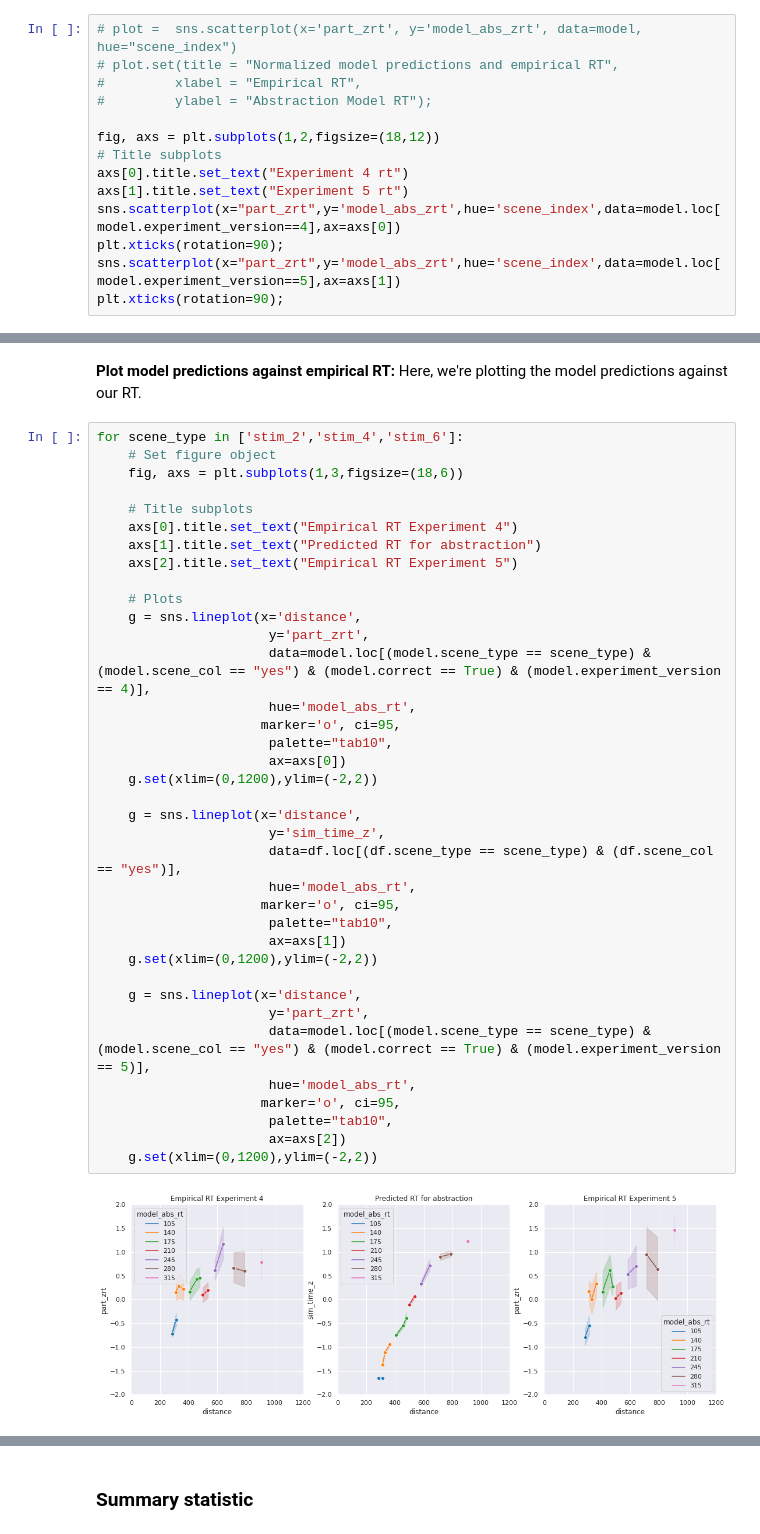
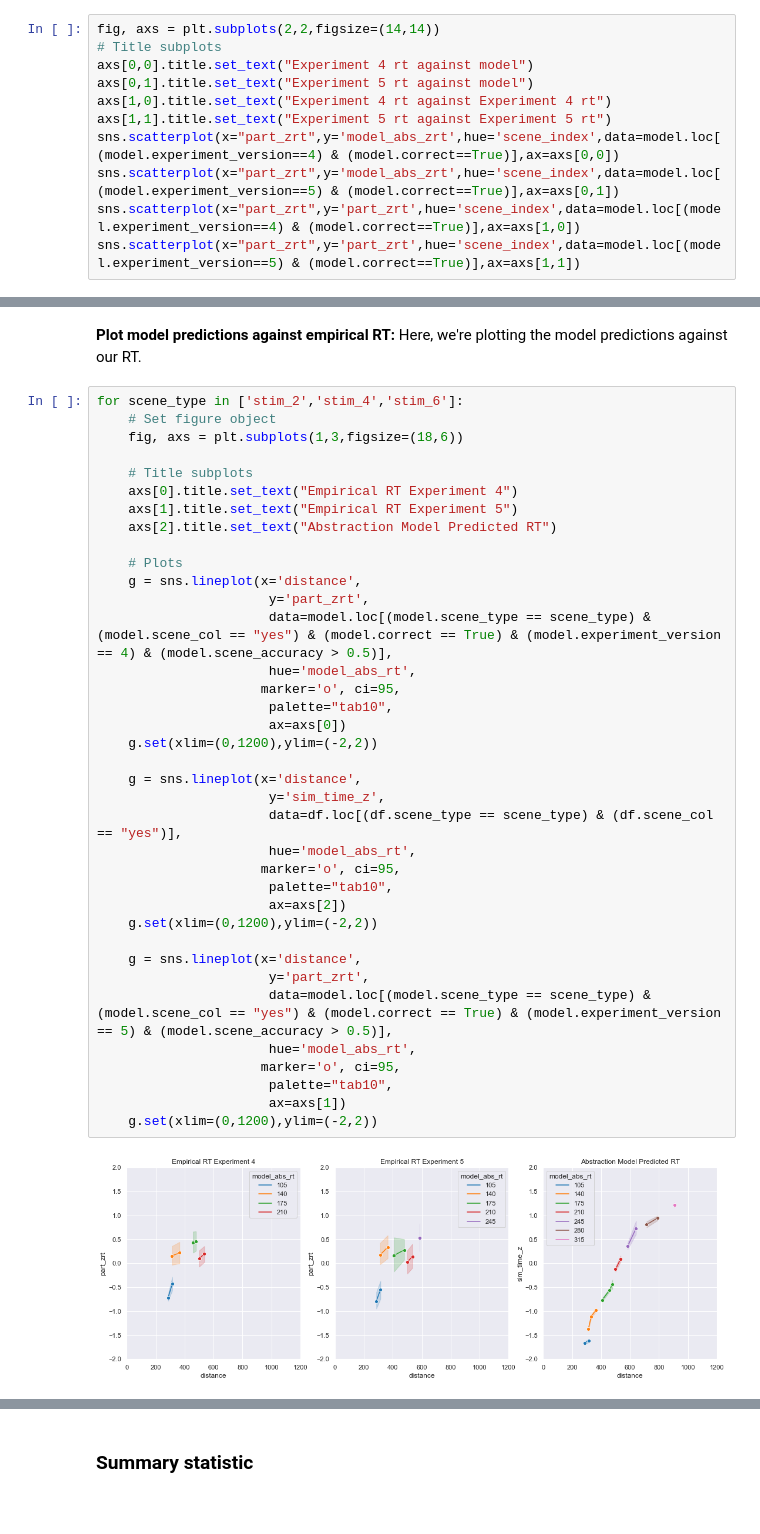
Before and after one commit to flxsosa/physics_abstraction, a Jupyter notebook: notebooks/analysis.ipynb, the cells around one changed output, grey strips where cells are left out. Drawn from its saved outputs; the diff is of its cells as text; blank space fills up the shorter version.

```diff
--- a/notebooks/analysis.ipynb
+++ b/notebooks/analysis.ipynb
@@ -459,17 +494,14 @@ for file in json_files:
 model['model_abs_zrt'] = model.groupby('subject_id').model_abs_rt.transform(lambda x: (x - x.mean()) / x.std())
 model['model_sim_zrt'] = model.groupby('subject_id').model_sim_rt.transform(lambda x: (x - x.mean()) / x.std())
 # %%
-# plot =  sns.scatterplot(x='part_zrt', y='model_abs_zrt', data=model, hue="scene_index")
-# plot.set(title = "Normalized model predictions and empirical RT",
-#         xlabel = "Empirical RT",
-#         ylabel = "Abstraction Model RT");
-
-fig, axs = plt.subplots(1,2,figsize=(18,12))
+fig, axs = plt.subplots(2,2,figsize=(14,14))
 # Title subplots
-axs[0].title.set_text("Experiment 4 rt")
-axs[1].title.set_text("Experiment 5 rt")
-sns.scatterplot(x="part_zrt",y='model_abs_zrt',hue='scene_index',data=model.loc[model.experiment_version==4],ax=axs[0])
-plt.xticks(rotation=90);
-sns.scatterplot(x="part_zrt",y='model_abs_zrt',hue='scene_index',data=model.loc[model.experiment_version==5],ax=axs[1])
-plt.xticks(rotation=90);
+axs[0,0].title.set_text("Experiment 4 rt against model")
+axs[0,1].title.set_text("Experiment 5 rt against model")
+axs[1,0].title.set_text("Experiment 4 rt against Experiment 4 rt")
+axs[1,1].title.set_text("Experiment 5 rt against Experiment 5 rt")
+sns.scatterplot(x="part_zrt",y='model_abs_zrt',hue='scene_index',data=model.loc[(model.experiment_version==4) & (model.correct==True)],ax=axs[0,0])
+sns.scatterplot(x="part_zrt",y='model_abs_zrt',hue='scene_index',data=model.loc[(model.experiment_version==5) & (model.correct==True)],ax=axs[0,1])
+sns.scatterplot(x="part_zrt",y='part_zrt',hue='scene_index',data=model.loc[(model.experiment_version==4) & (model.correct==True)],ax=axs[1,0])
+sns.scatterplot(x="part_zrt",y='part_zrt',hue='scene_index',data=model.loc[(model.experiment_version==5) & (model.correct==True)],ax=axs[1,1])
 # %% [output]
@@ -544,37 +577,37 @@ for scene_type in ['stim_2','stim_4','stim_6']:
     # Set figure object
     fig, axs = plt.subplots(1,3,figsize=(18,6))
 
     # Title subplots
     axs[0].title.set_text("Empirical RT Experiment 4")
-    axs[1].title.set_text("Predicted RT for abstraction")
-    axs[2].title.set_text("Empirical RT Experiment 5")
+    axs[1].title.set_text("Empirical RT Experiment 5")
+    axs[2].title.set_text("Abstraction Model Predicted RT")
 
     # Plots
     g = sns.lineplot(x='distance',
                       y='part_zrt',
-                      data=model.loc[(model.scene_type == scene_type) & (model.scene_col == "yes") & (model.correct == True) & (model.experiment_version == 4)],
+                      data=model.loc[(model.scene_type == scene_type) & (model.scene_col == "yes") & (model.correct == True) & (model.experiment_version == 4) & (model.scene_accuracy > 0.5)],
                       hue='model_abs_rt',
                      marker='o', ci=95,
                       palette="tab10",
                       ax=axs[0])
     g.set(xlim=(0,1200),ylim=(-2,2))
 
     g = sns.lineplot(x='distance',
                       y='sim_time_z',
                       data=df.loc[(df.scene_type == scene_type) & (df.scene_col == "yes")],
                       hue='model_abs_rt',
                      marker='o', ci=95,
                       palette="tab10",
-                      ax=axs[1])
+                      ax=axs[2])
     g.set(xlim=(0,1200),ylim=(-2,2))
 
     g = sns.lineplot(x='distance',
                       y='part_zrt',
-                      data=model.loc[(model.scene_type == scene_type) & (model.scene_col == "yes") & (model.correct == True) & (model.experiment_version == 5)],
+                      data=model.loc[(model.scene_type == scene_type) & (model.scene_col == "yes") & (model.correct == True) & (model.experiment_version == 5) & (model.scene_accuracy > 0.5)],
                       hue='model_abs_rt',
                      marker='o', ci=95,
                       palette="tab10",
-                      ax=axs[2])
+                      ax=axs[1])
     g.set(xlim=(0,1200),ylim=(-2,2))
 # %% [output]
-[figure, old version]
+[figure, new version]
```
Also changed, not shown: parts of 11 cells of this notebook.
